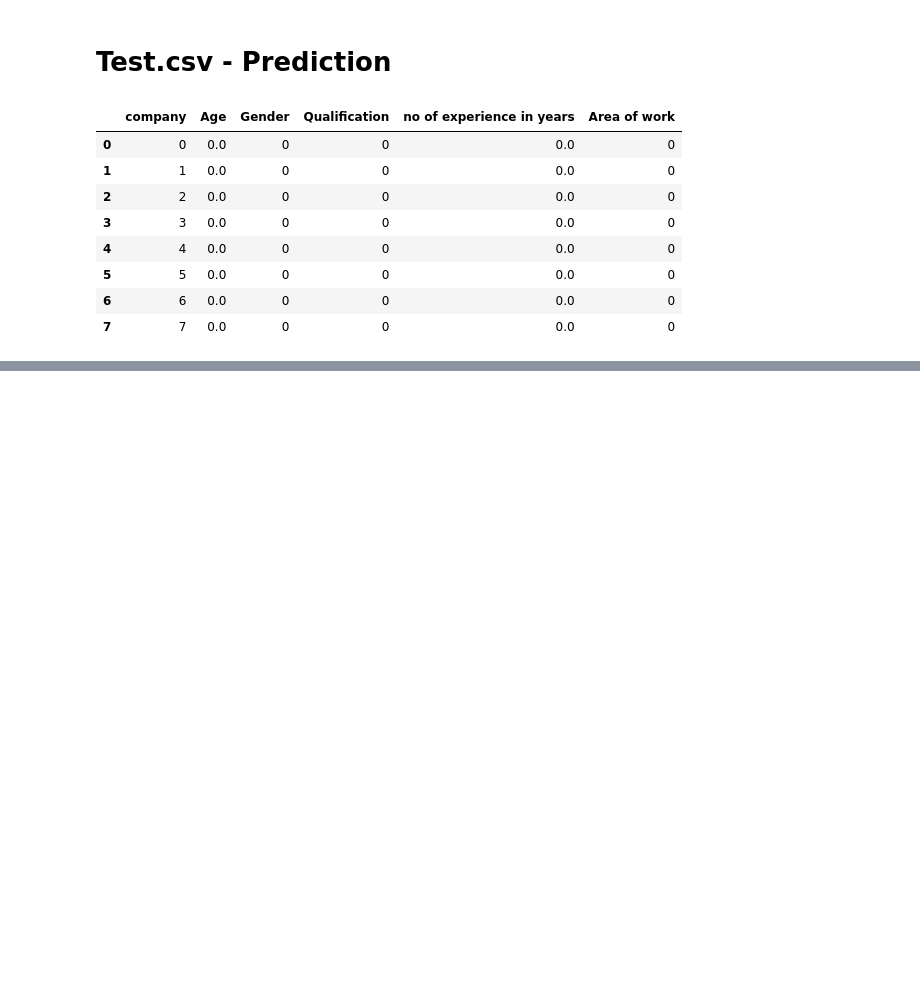
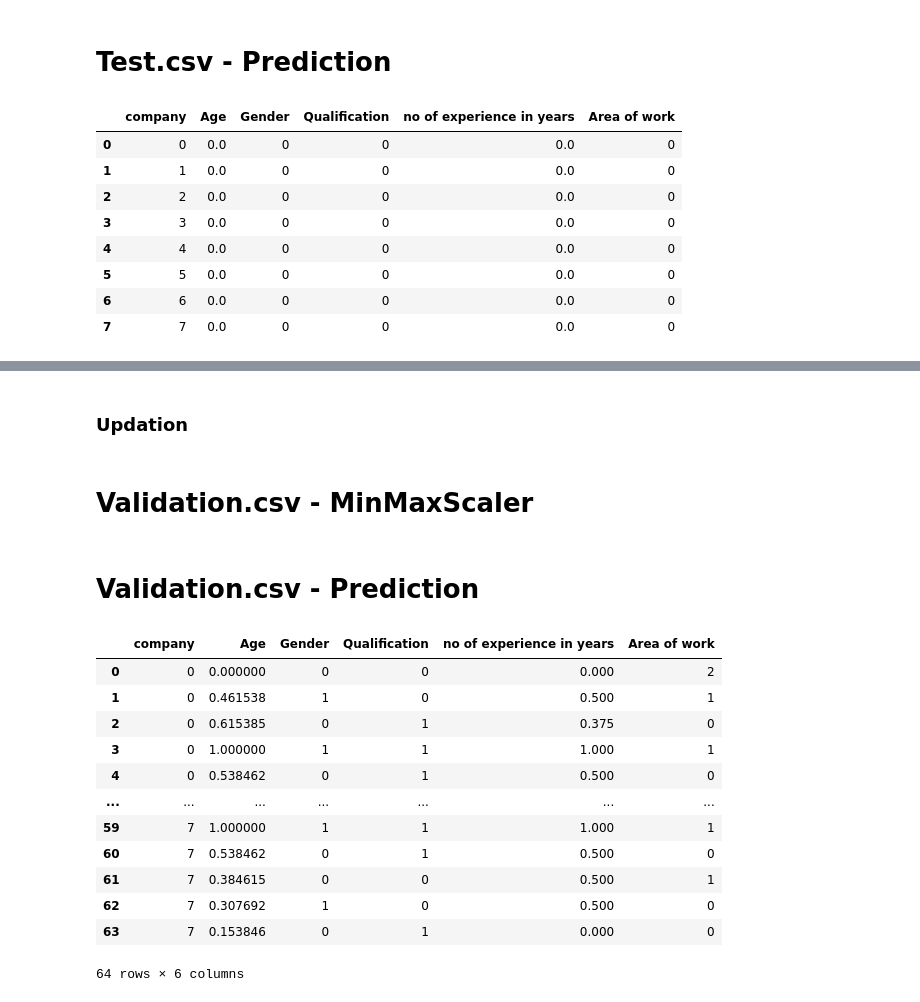
Before and after one commit to abphilip-vit/College8, a Jupyter notebook: T4/T4.ipynb, the cells around one changed output, grey strips where cells are left out. Cells and saved outputs as stored; diff of their text form; code cells hidden in the pictures; blank space fills up the shorter version.

```diff
--- a/T4/T4.ipynb
+++ b/T4/T4.ipynb
@@ -127,0 +296,4 @@ p2 = model.predict(allen2)
+# %%
+l11 = preprocessing.LabelEncoder()
+f11 = l11.fit_transform(allen3['Gender'])
+f11 = pd.DataFrame(data=f11, columns=['Gender'])
@@ -127,0 +302,6 @@ p2 = model.predict(allen2)
+# %%
+l12 = preprocessing.LabelEncoder()
+f12 = l12.fit_transform(allen3['Qualification'])
+f12 = pd.DataFrame(data=f12, columns=['Qualification'])
+# %% [markdown]
+### Updation
@@ -127,0 +313,2 @@ p2 = model.predict(allen2)
+# %% [markdown]
+# Validation.csv - MinMaxScaler
@@ -127,0 +319,20 @@ p2 = model.predict(allen2)
+# %% [markdown]
+# Validation.csv - Prediction
+# %%
+allen3 = allen3.drop(['S.No','person','salary package per month'],axis=1)
+allen3 = allen3[['company','Age ','Gender','Qualification','no of experience in years','Area of work']]
+allen3.head(64)
+# %% [output]
+|  | company | Age | Gender | Qualification | no of experience in years | Area of work |
+| 0 | 0 | 0.000000 | 0 | 0 | 0.000 | 2 |
+| 1 | 0 | 0.461538 | 1 | 0 | 0.500 | 1 |
+| 2 | 0 | 0.615385 | 0 | 1 | 0.375 | 0 |
+| 3 | 0 | 1.000000 | 1 | 1 | 1.000 | 1 |
+| 4 | 0 | 0.538462 | 0 | 1 | 0.500 | 0 |
+| ... | ... | ... | ... | ... | ... | ... |
+| 59 | 7 | 1.000000 | 1 | 1 | 1.000 | 1 |
+| 60 | 7 | 0.538462 | 0 | 1 | 0.500 | 0 |
+| 61 | 7 | 0.384615 | 0 | 0 | 0.500 | 1 |
+| 62 | 7 | 0.307692 | 1 | 0 | 0.500 | 0 |
+| 63 | 7 | 0.153846 | 0 | 1 | 0.000 | 0 |
+64 rows × 6 columns
```
Also changed, not shown: parts of 58 cells of this notebook.
